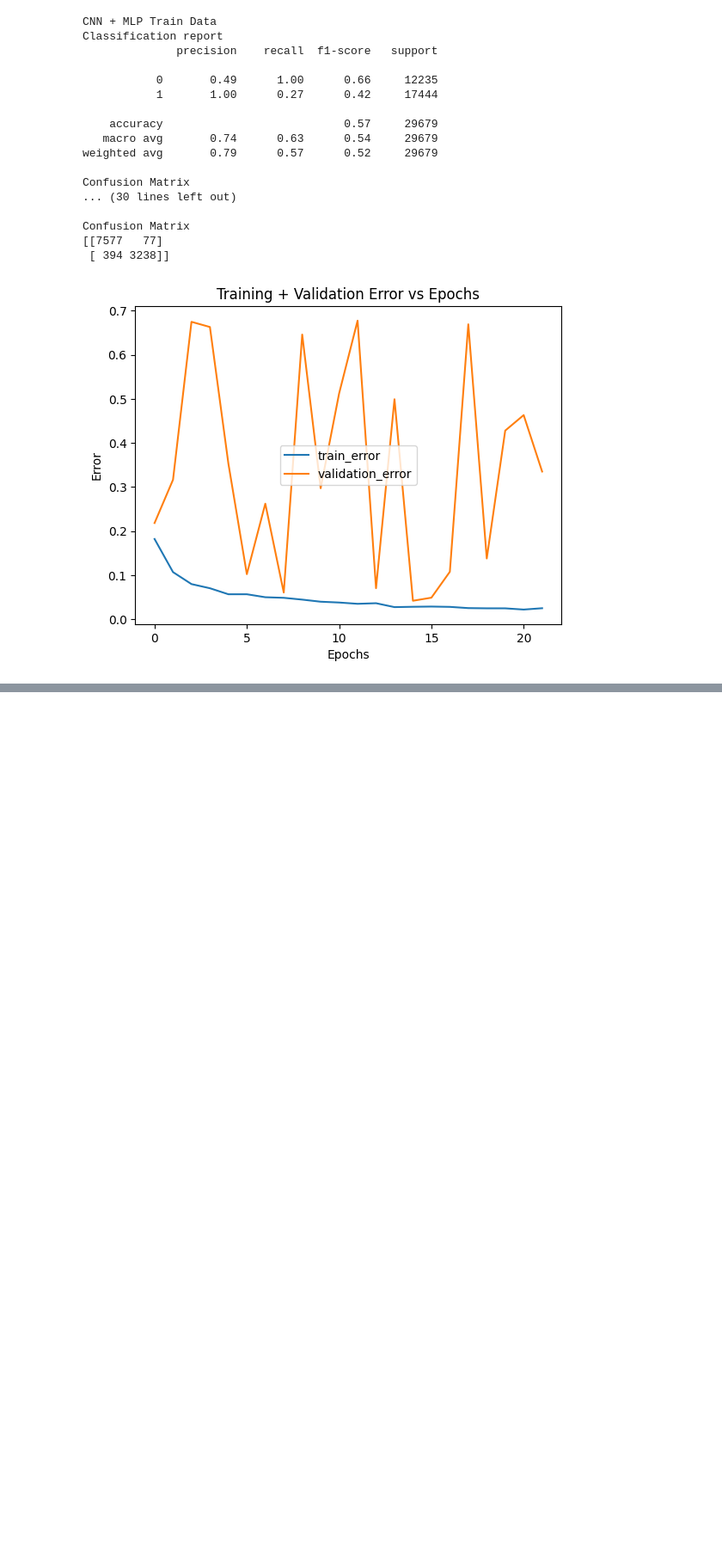
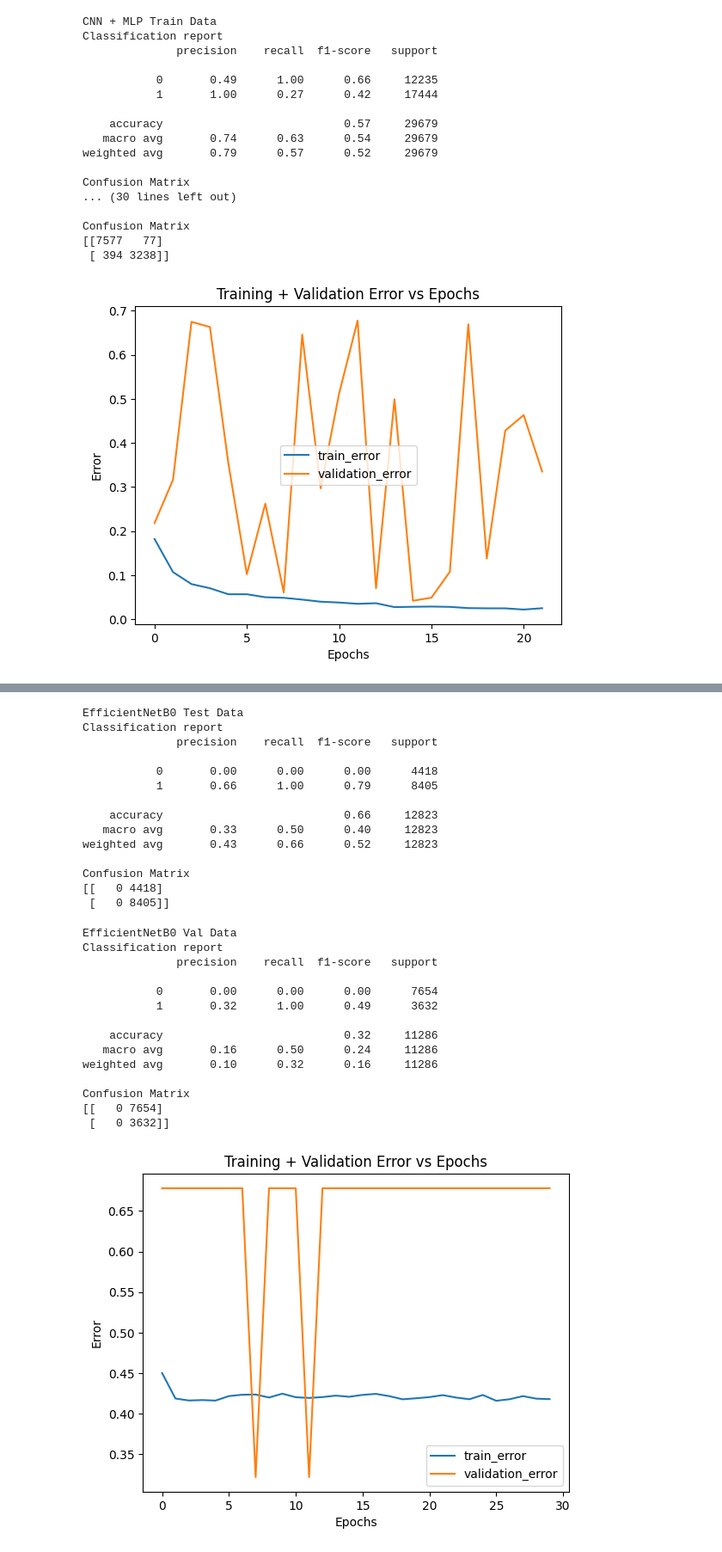
Before and after one commit to surbhikhatri/cnn-identify-frost-in-Martian-HiRISE-images, a Jupyter notebook: project-final.ipynb, the cells around one changed output, grey strips where cells are left out. Shown: that part at 86% size. Cells and saved outputs as stored; diff of their text form; code cells hidden in the pictures; blank space fills up the shorter version.

```diff
--- a/project-final.ipynb
+++ b/project-final.ipynb
@@ -334,0 +339,19 @@ Confusion Matrix
+# %%
+# get the pre-trained EfficientNetB0 model from Keras
+efficient_net_model = Sequential()
+
+pretrained_model = EfficientNetB0(include_top=False, input_shape=(299,299,3), pooling='avg', classes=2,
+                                  weights='imagenet')
+
+for layer in pretrained_model.layers:
+    layer.trainable=False
+
+last_out = pretrained_model.layers[-1].output
+efficient_net_model = Flatten()(last_out)
+efficient_net_model = Dense(512, activation='relu')(efficient_net_model)
+efficient_net_model = BatchNormalization()(efficient_net_model)
+efficient_net_model = Dropout(0.3)(efficient_net_model)
+efficient_net_model = Dense(2, activation='softmax')(efficient_net_model)
+efficient_net_model = Model(pretrained_model.input, efficient_net_model)
+efficient_net_model.compile(optimizer=Adam(learning_rate=1e-2), loss='sparse_categorical_crossentropy', metrics=['accuracy'])
+# same optimizer and loss function
@@ -334,0 +360,4 @@ Confusion Matrix
+# %%
+early_stopping = EarlyStopping(monitor='val_loss', patience=10, mode="min", restore_best_weights=True, start_from_epoch=70)
+# %%
+history1 = efficient_net_model.fit(tf_dataset_train, validation_data=tf_dataset_val, epochs=30, callbacks=[early_stopping])
@@ -334,0 +382,7 @@ Confusion Matrix
+# %%
+evaluate_accuracy(efficient_net_model, tf_dataset_train, "EfficientNetB0 Train Data", False)
+evaluate_accuracy(efficient_net_model, tf_dataset_test, "EfficientNetB0 Test Data", True)
+evaluate_accuracy(efficient_net_model, tf_dataset_val, "EfficientNetB0 Val Data", False)
+plot_figures(history1)
+count += 1
+# %% [output]
@@ -334,0 +403,29 @@ Confusion Matrix
+EfficientNetB0 Test Data
+Classification report
+              precision    recall  f1-score   support
+
+           0       0.00      0.00      0.00      4418
+           1       0.66      1.00      0.79      8405
+
+    accuracy                           0.66     12823
+   macro avg       0.33      0.50      0.40     12823
+weighted avg       0.43      0.66      0.52     12823
+
+Confusion Matrix
+[[   0 4418]
+ [   0 8405]]
+EfficientNetB0 Val Data
+Classification report
+              precision    recall  f1-score   support
+
+           0       0.00      0.00      0.00      7654
+           1       0.32      1.00      0.49      3632
+
+    accuracy                           0.32     11286
+   macro avg       0.16      0.50      0.24     11286
+weighted avg       0.10      0.32      0.16     11286
+
+Confusion Matrix
+[[   0 7654]
+ [   0 3632]]
+[figure, added]
```
Also changed, not shown: parts of 21 cells of this notebook, 1 other file.
